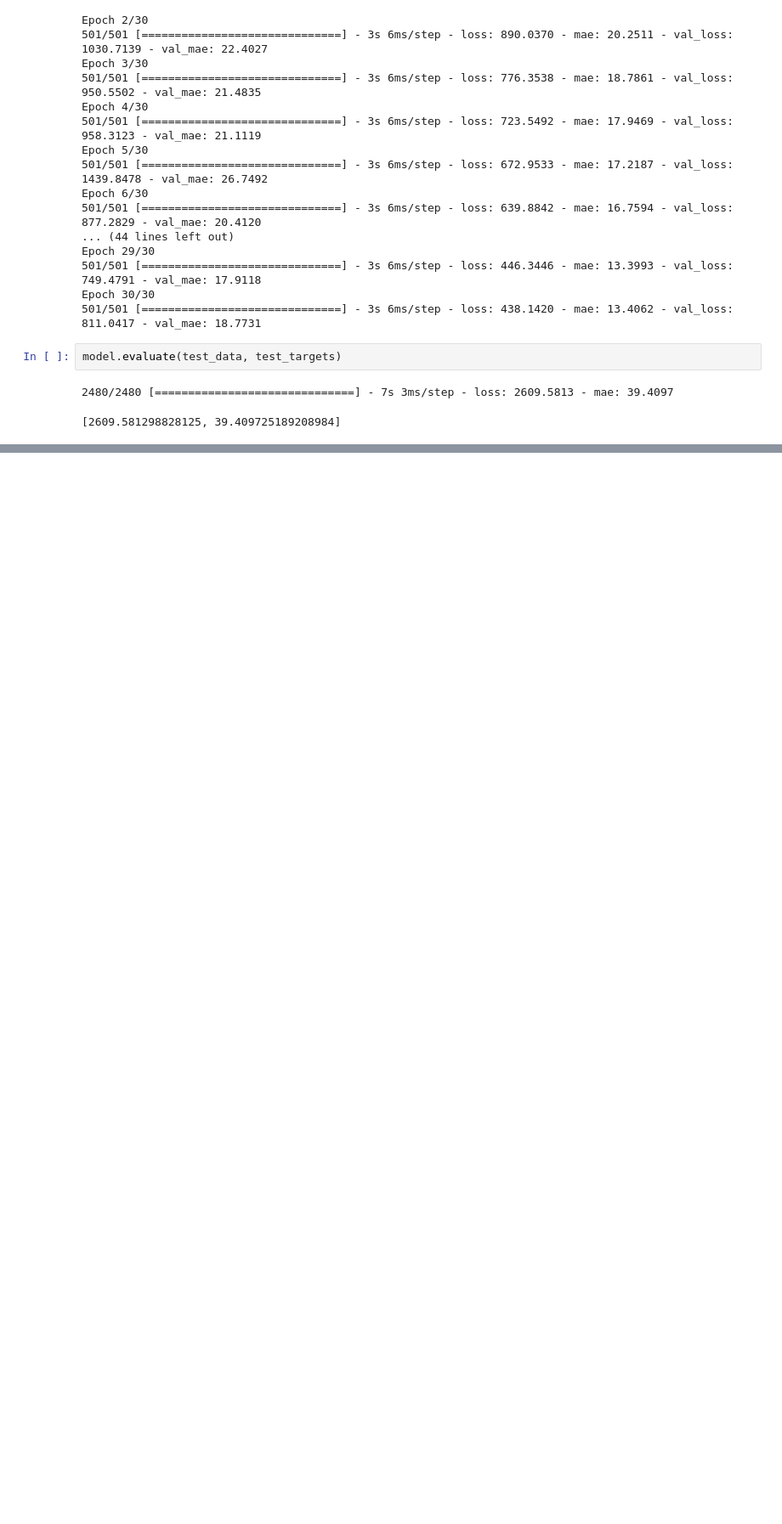
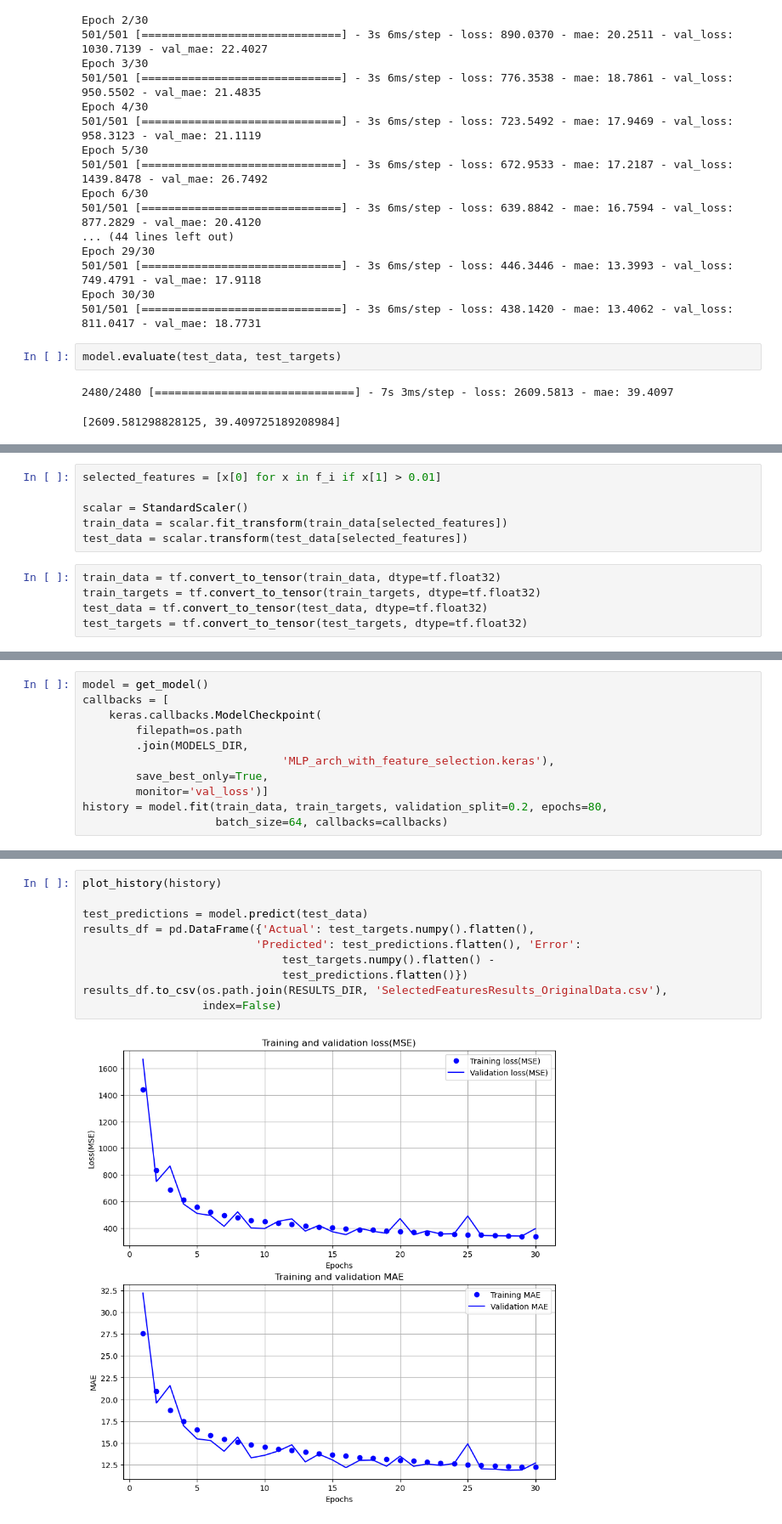
Before and after one commit to ErfanRasti/MachineLearningProjects, a Jupyter notebook: NeuralNetworks/HotelPricePrediction.ipynb, the cells around one changed output, grey strips where cells are left out. Shown at 85% size. Drawn from its saved outputs; the diff is of its cells as text; blank space fills up the shorter version.

```diff
--- a/NeuralNetworks/HotelPricePrediction.ipynb
+++ b/NeuralNetworks/HotelPricePrediction.ipynb
@@ -623,0 +749,11 @@ model.evaluate(test_data, test_targets)
+# %%
+selected_features = [x[0] for x in f_i if x[1] > 0.01]
+
+scalar = StandardScaler()
+train_data = scalar.fit_transform(train_data[selected_features])
+test_data = scalar.transform(test_data[selected_features])
+# %%
+train_data = tf.convert_to_tensor(train_data, dtype=tf.float32)
+train_targets = tf.convert_to_tensor(train_targets, dtype=tf.float32)
+test_data = tf.convert_to_tensor(test_data, dtype=tf.float32)
+test_targets = tf.convert_to_tensor(test_targets, dtype=tf.float32)
@@ -623,0 +816,11 @@ model.evaluate(test_data, test_targets)
+# %%
+model = get_model()
+callbacks = [
+    keras.callbacks.ModelCheckpoint(
+        filepath=os.path
+        .join(MODELS_DIR,
+                              'MLP_arch_with_feature_selection.keras'),
+        save_best_only=True,
+        monitor='val_loss')]
+history = model.fit(train_data, train_targets, validation_split=0.2, epochs=80,
+                    batch_size=64, callbacks=callbacks)
@@ -623,0 +845,12 @@ model.evaluate(test_data, test_targets)
+# %%
+plot_history(history)
+
+test_predictions = model.predict(test_data)
+results_df = pd.DataFrame({'Actual': test_targets.numpy().flatten(),
+                          'Predicted': test_predictions.flatten(), 'Error':
+                              test_targets.numpy().flatten() -
+                              test_predictions.flatten()})
+results_df.to_csv(os.path.join(RESULTS_DIR, 'SelectedFeaturesResults_OriginalData.csv'),
+                  index=False)
+# %% [output]
+[figure, added]
```
Also changed, not shown: parts of 28 cells of this notebook, 3 other files.
